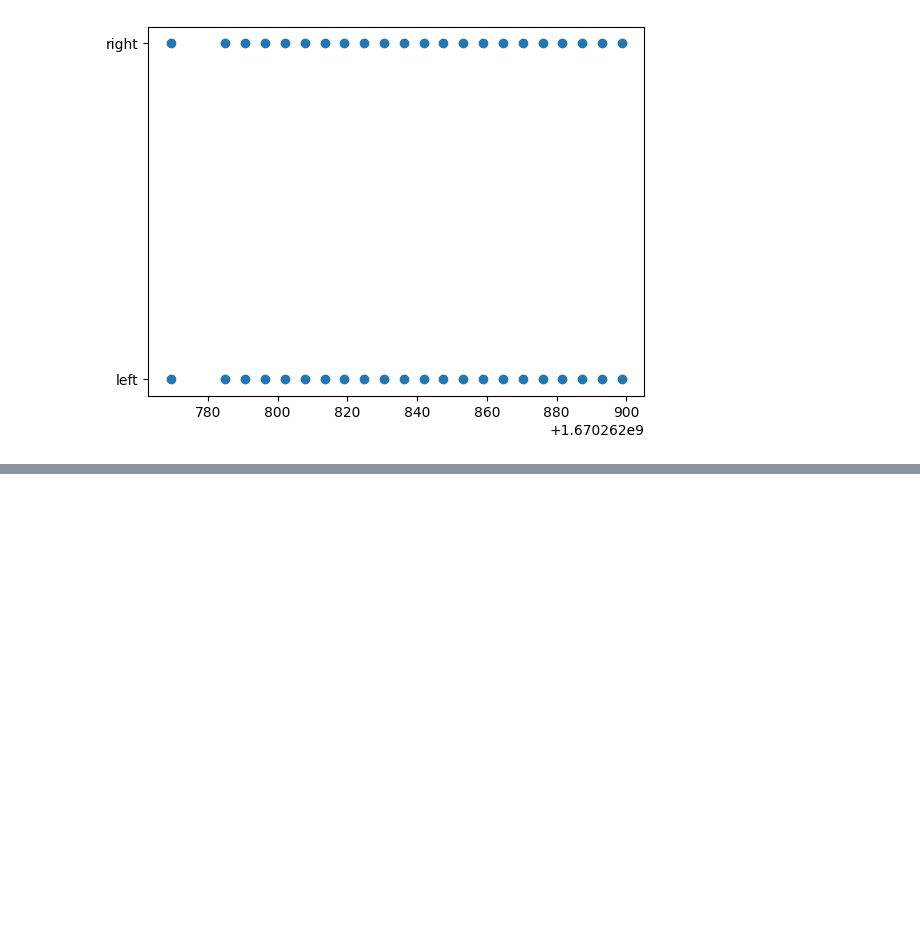
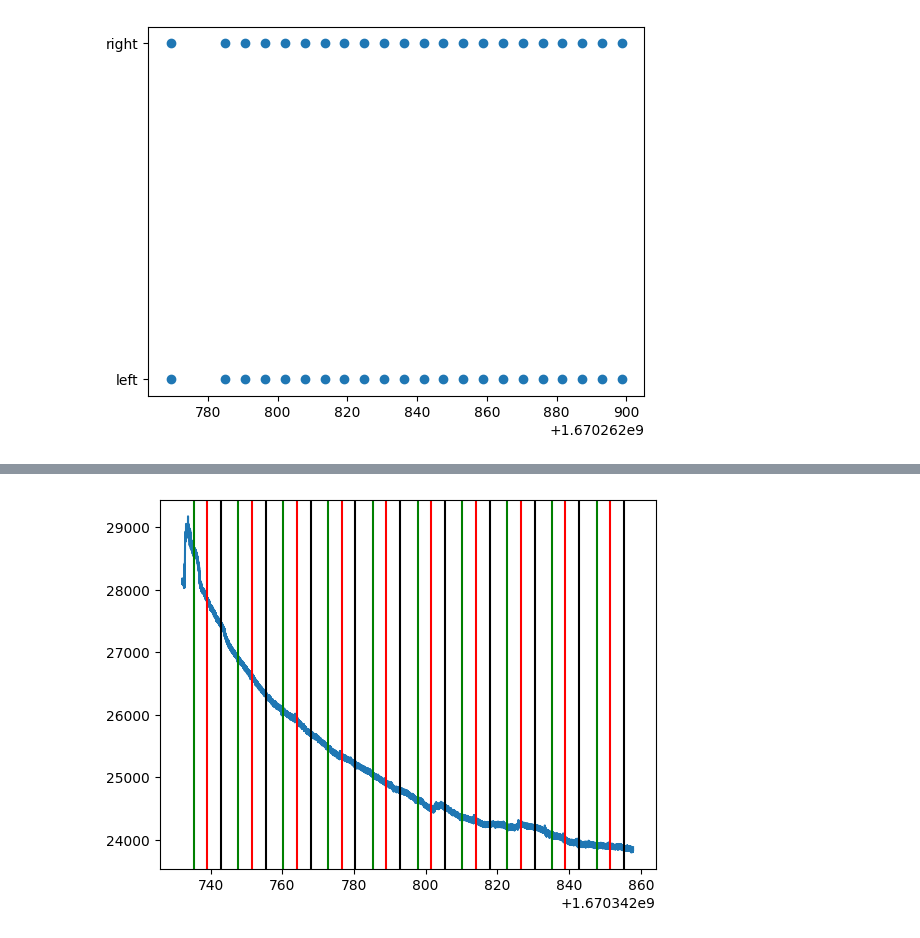
Before and after one commit to danburonline/eye-wink, a Jupyter notebook: experiment/markers.ipynb, the cells around one changed output, grey strips where cells are left out. Saved outputs shown, nothing was run; the diff lists cells and outputs as text; code cells hidden in the pictures; blank space fills up the shorter version.

```diff
--- a/experiment/markers.ipynb
+++ b/experiment/markers.ipynb
@@ -27,0 +150,38 @@ plt.scatter(df['timestamp'], df['marker'])
+# %%
+# Read the merged data from the merged.csv file
+timestamps = []
+ch1_values = []
+markers = []
+with open("merged.csv") as f:
+    reader = csv.reader(f)
+    # Skip the header row
+    next(reader)
+    for row in reader:
+        timestamps.append(float(row[0]))
+        ch1_values.append(float(row[1]))
+        # If the row has a marker, append it to the markers list
+        # Otherwise, append None
+        if len(row) > 2:
+            markers.append(row[2])
+        else:
+            markers.append(None)
+
+# Plot the timeseries data
+plt.plot(timestamps, ch1_values)
+
+# Add vertical lines at the points where markers are present
+for i, marker in enumerate(markers):
+    if marker is not None:
+        if marker == "left":
+            color = "green"
+        elif marker == "right":
+            color = "red"
+        elif marker == "waiting":
+            color = "black"
+        else:
+            color = "gray"
+        plt.axvline(timestamps[i], color=color)
+
+plt.show()
+# %% [output]
+[figure, added]
```
Also changed, not shown: parts of 8 cells of this notebook, 9 other files.
